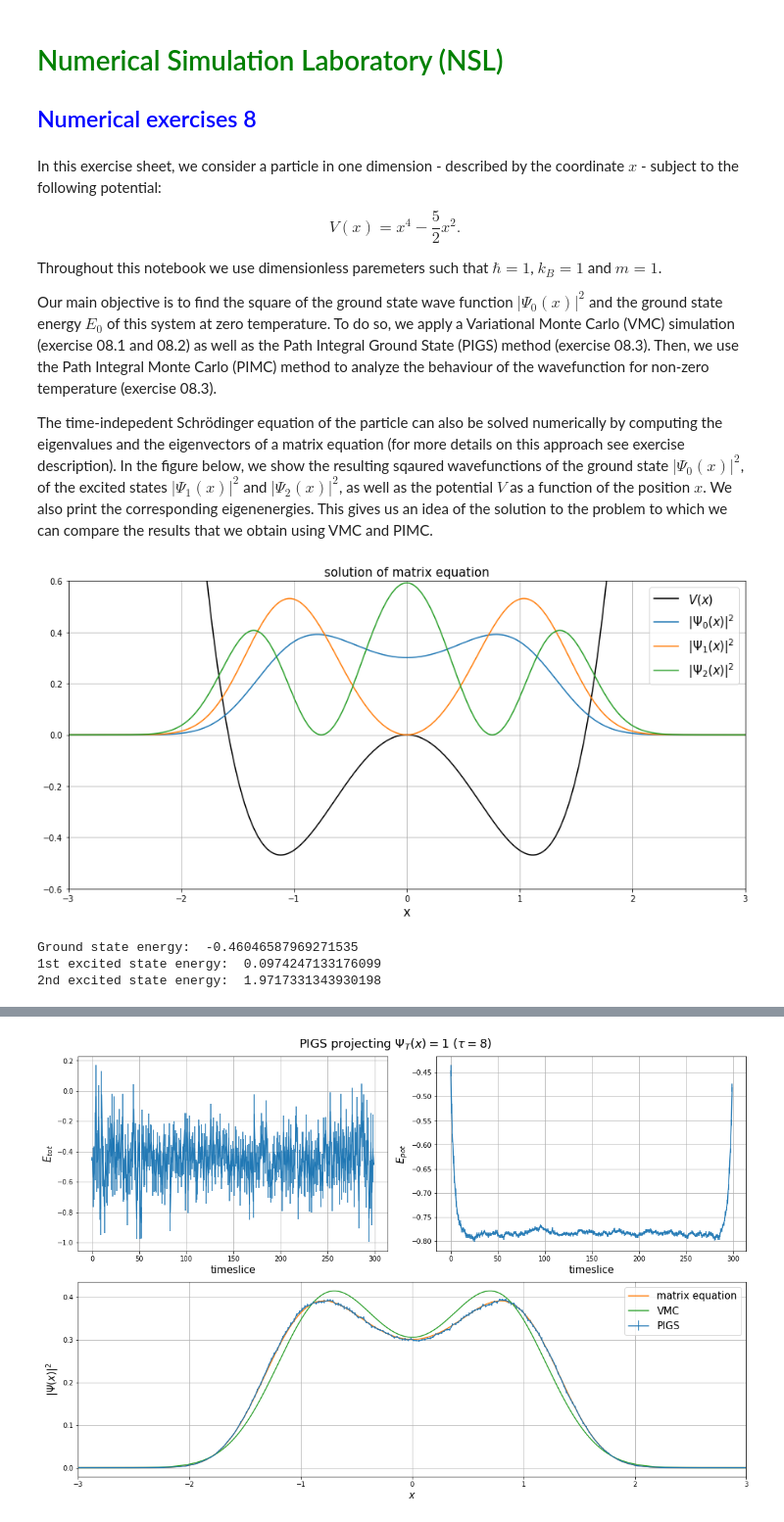
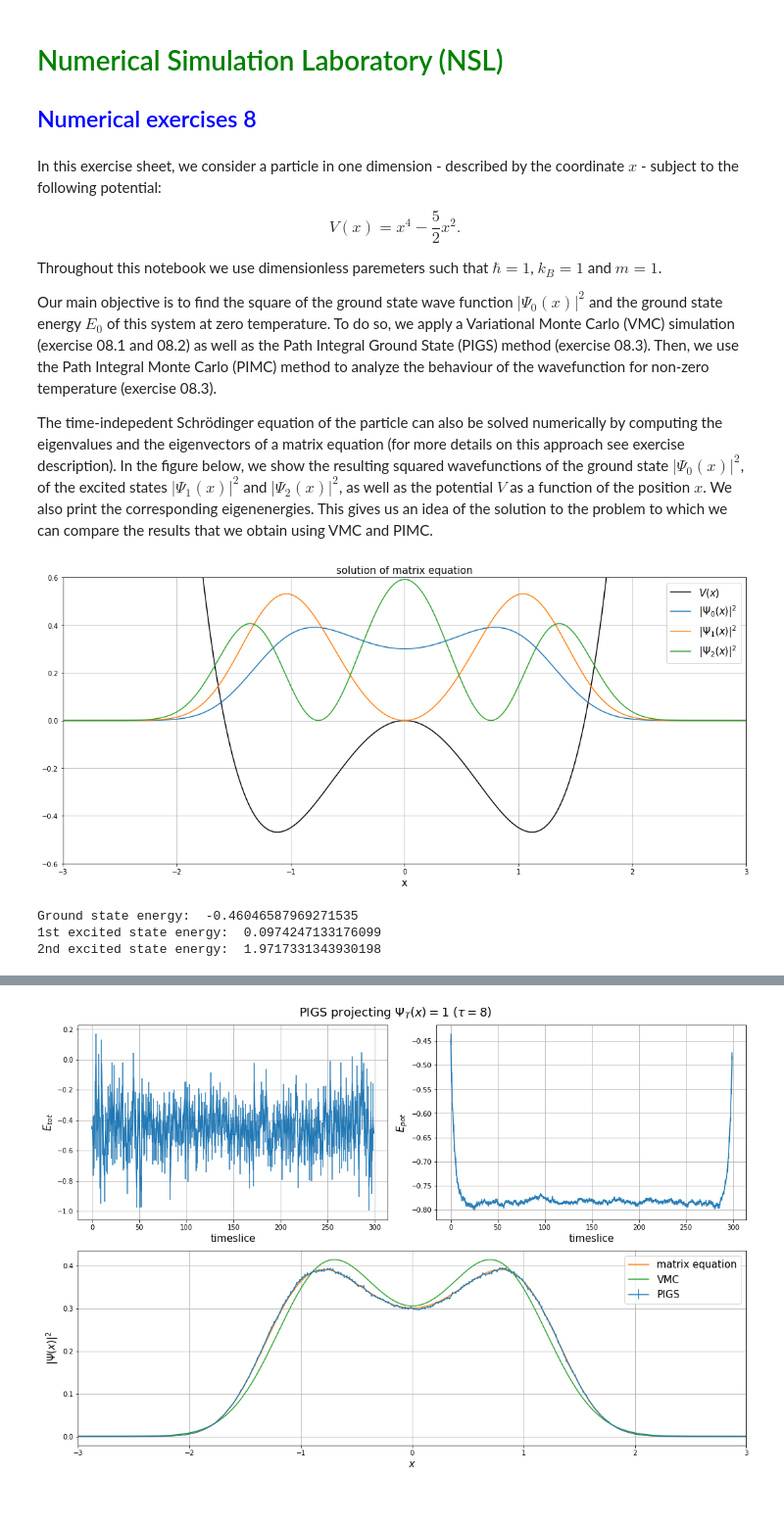
Before and after one commit to lukas-hermans/LSN_exercises, a Jupyter notebook: ex8/LSN_Exercises_08.ipynb, the cells around one changed output, grey strips where cells are left out. Shown at 98% size. Saved outputs shown, nothing was run; the diff lists cells and outputs as text; code cells hidden in the pictures.

```diff
--- a/ex8/LSN_Exercises_08.ipynb
+++ b/ex8/LSN_Exercises_08.ipynb
@@ -10,7 +10,7 @@ Throughout this notebook we use dimensionless paremeters such that $\hbar = 1$,
 
 Our main objective is to find the square of the ground state wave function $|\Psi_0(x)|^2$ and the ground state energy $E_0$ of this system at zero temperature. To do so, we apply a Variational Monte Carlo (VMC) simulation (exercise 08.1 and 08.2) as well as the Path Integral Ground State (PIGS) method (exercise 08.3). Then, we use the Path Integral Monte Carlo (PIMC) method to analyze the behaviour of the wavefunction for non-zero temperature (exercise 08.3).
 
-The time-indepedent Schrödinger equation of the particle can also be solved numerically by computing the eigenvalues and the eigenvectors of a matrix equation (for more details on this approach see exercise description). In the figure below, we show the resulting sqaured wavefunctions of the ground state $|\Psi_0(x)|^2$, of the excited states $|\Psi_1(x)|^2$ and $|\Psi_2(x)|^2$, as well as the potential $V$ as a function of the position $x$. We also print the corresponding eigenenergies. This gives us an idea of the solution to the problem to which we can compare the results that we obtain using VMC and PIMC.
+The time-indepedent Schrödinger equation of the particle can also be solved numerically by computing the eigenvalues and the eigenvectors of a matrix equation (for more details on this approach see exercise description). In the figure below, we show the resulting squared wavefunctions of the ground state $|\Psi_0(x)|^2$, of the excited states $|\Psi_1(x)|^2$ and $|\Psi_2(x)|^2$, as well as the potential $V$ as a function of the position $x$. We also print the corresponding eigenenergies. This gives us an idea of the solution to the problem to which we can compare the results that we obtain using VMC and PIMC.
 # %%
 import numpy as np
 import matplotlib.pyplot as plt
@@ -41,34 +41,35 @@ H = (-(hbar**2)*CDiff)/(2*m*dx**2) + np.diag(V)
 
 # Compute eigenvectors and their eigenvalues
 E,psi = np.linalg.eigh(H)
 
 # Take the transpose & normalize
 psi = np.transpose(psi)
 psi = psi/np.sqrt(dx)
 
 E_0 = E[0] # ground state energy
 
 # Plot a few things
 plt.figure(figsize=(15,7))
 scale = 0.3
 plt.plot(x, scale*V, color="Black", label="$V(x)$") # plot the potential
 plt.plot(x,(psi[0])**2, label=r"$|\Psi_0(x)|^2$")
 plt.plot(x,(psi[1])**2, label=r"$|\Psi_1(x)|^2$")
 plt.plot(x,(psi[2])**2, label=r"$|\Psi_2(x)|^2$")
 plt.title("solution of matrix equation", size=15)
 plt.xlabel("x", size=15)
 plt.grid(True)
 plt.xlim((-3,3))
 plt.ylim((-0.6,0.6))
 
+plt.tight_layout()
 plt.legend(fontsize=15)
 plt.show()
 
 print("Ground state energy: ", E[0])
 print("1st excited state energy: ", E[1])
 print("2nd excited state energy: ", E[2])
 # %% [output]
-[figure, old version]
+[figure, new version]
 Ground state energy:  -0.46046587969271535
 1st excited state energy:  0.0974247133176099
 2nd excited state energy:  1.9717331343930198
```
Also changed, not shown: parts of 10 cells of this notebook, 1 other file.
